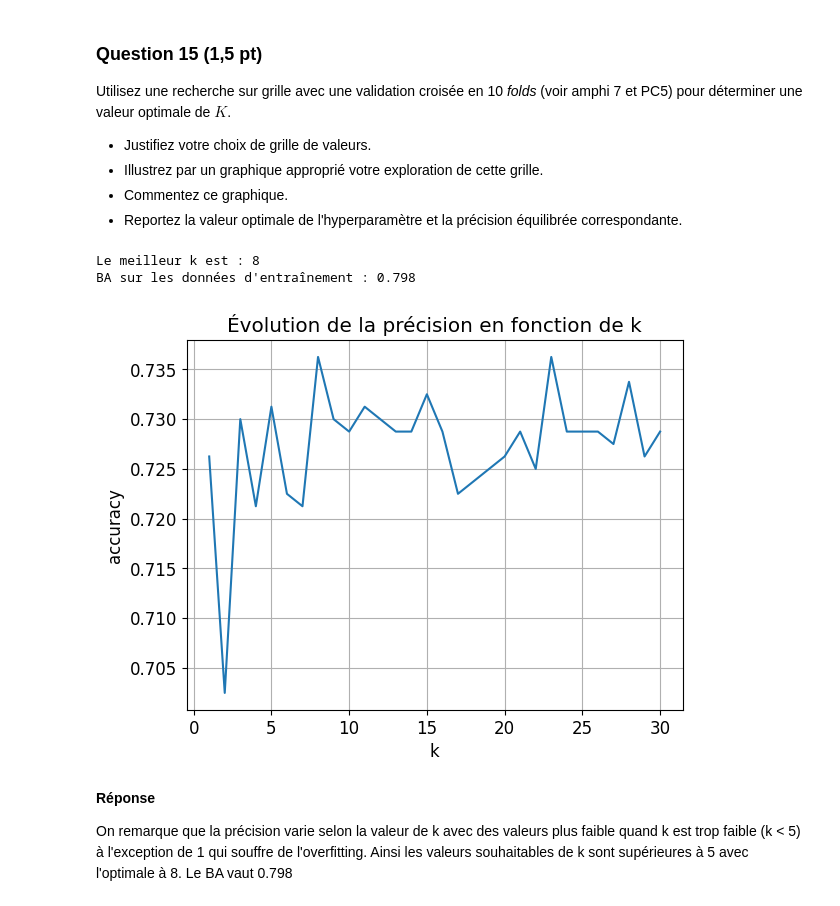
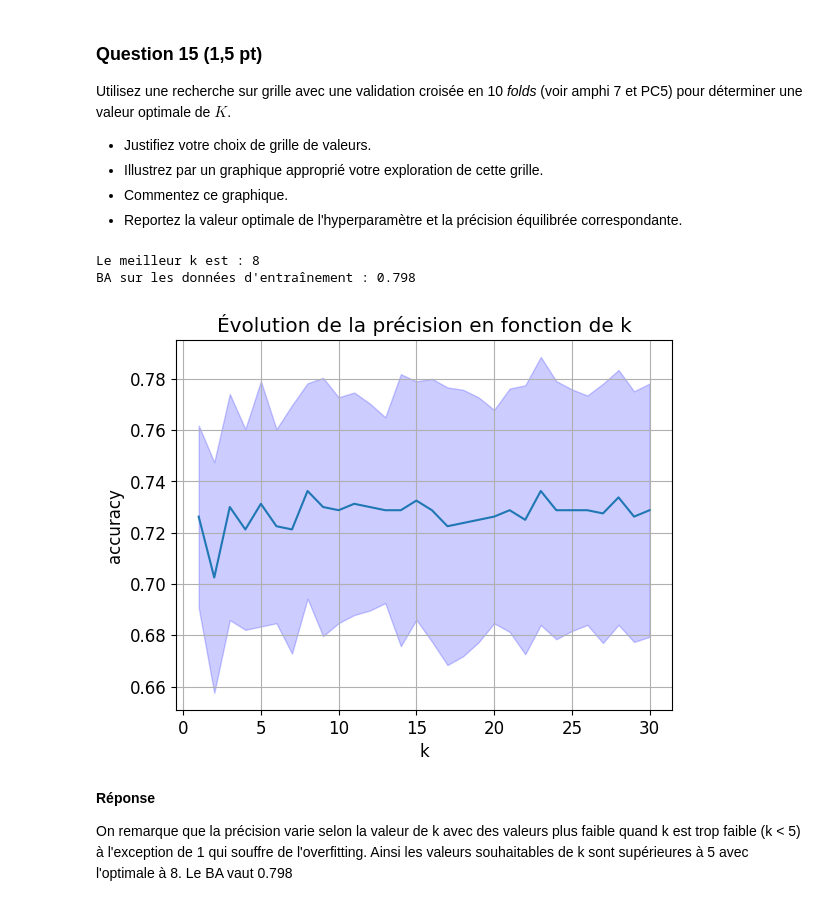
Before and after one commit to gabinsagot/projet_data, a Jupyter notebook: Projet.ipynb, the cells around one changed output. Drawn from its saved outputs; the diff is of its cells as text; code cells hidden in the pictures.

```diff
--- a/Projet.ipynb
+++ b/Projet.ipynb
@@ -292,34 +310,38 @@ Utilisez une recherche sur grille avec une validation croisée en 10 _folds_ (vo
 # %%
 dico_k = {'n_neighbors': list(range(1,31))} #on teste pour k de 1 à 30
 #La grille est donc composées de faible et grandes valeurs de k
 
 kpp = KNeighborsClassifier() #Classificateur K plus proche
 grille = model_selection.GridSearchCV(kpp, dico_k, cv=10)
 grille.fit(X, Y) #entrainement de la grille
 
 meilleur_k = grille.best_params_['n_neighbors']
 meilleur_modele = grille.best_estimator_
 
 Y_pred = meilleur_modele.predict(X)
 BA = balanced_accuracy_score(Y, Y_pred)
 
 print(f"Le meilleur k est : {meilleur_k}")
 print(f"BA sur les données d'entraînement : {BA:.3f}")
 
 mean_scores = grille.cv_results_['mean_test_score']
 k_values = dico_k['n_neighbors']
 
+mins = grille.cv_results_['mean_test_score'] - grille.cv_results_['std_test_score']
+maxs = grille.cv_results_['mean_test_score'] + grille.cv_results_['std_test_score']
+
 plt.figure()
 plt.plot(k_values, mean_scores)
+plt.fill_between(k_values, mins, maxs, color='blue', alpha=0.2, label='moyenne +/- std')
 plt.title("Évolution de la précision en fonction de k")
 plt.xlabel("k")
 plt.ylabel("accuracy")
 plt.grid()
 plt.show()
 # %% [output]
 Le meilleur k est : 8
 BA sur les données d'entraînement : 0.798
-[figure, old version]
+[figure, new version]
 # %% [markdown]
 **Réponse**
 
```
Also changed, not shown: parts of 22 cells of this notebook.
